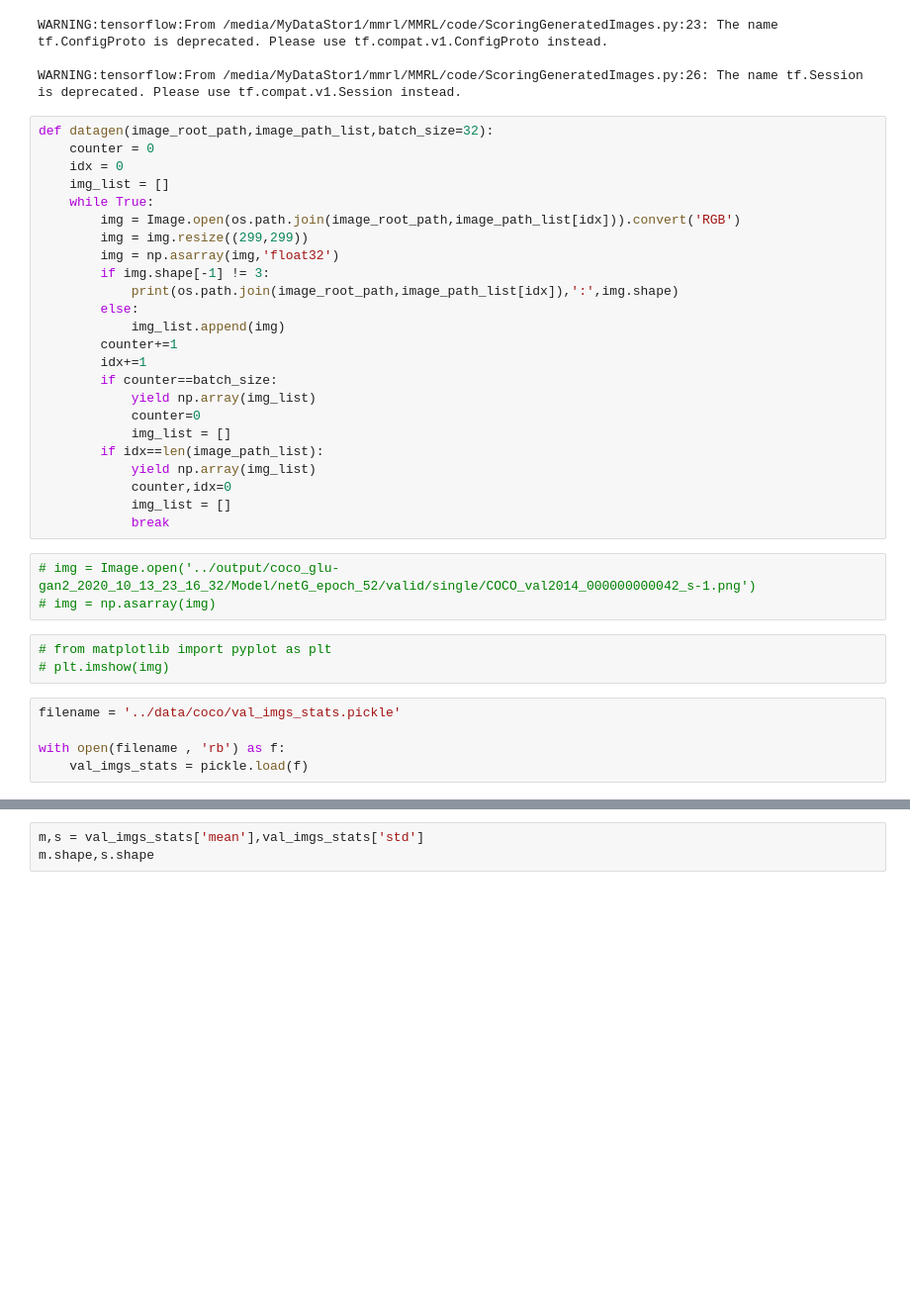
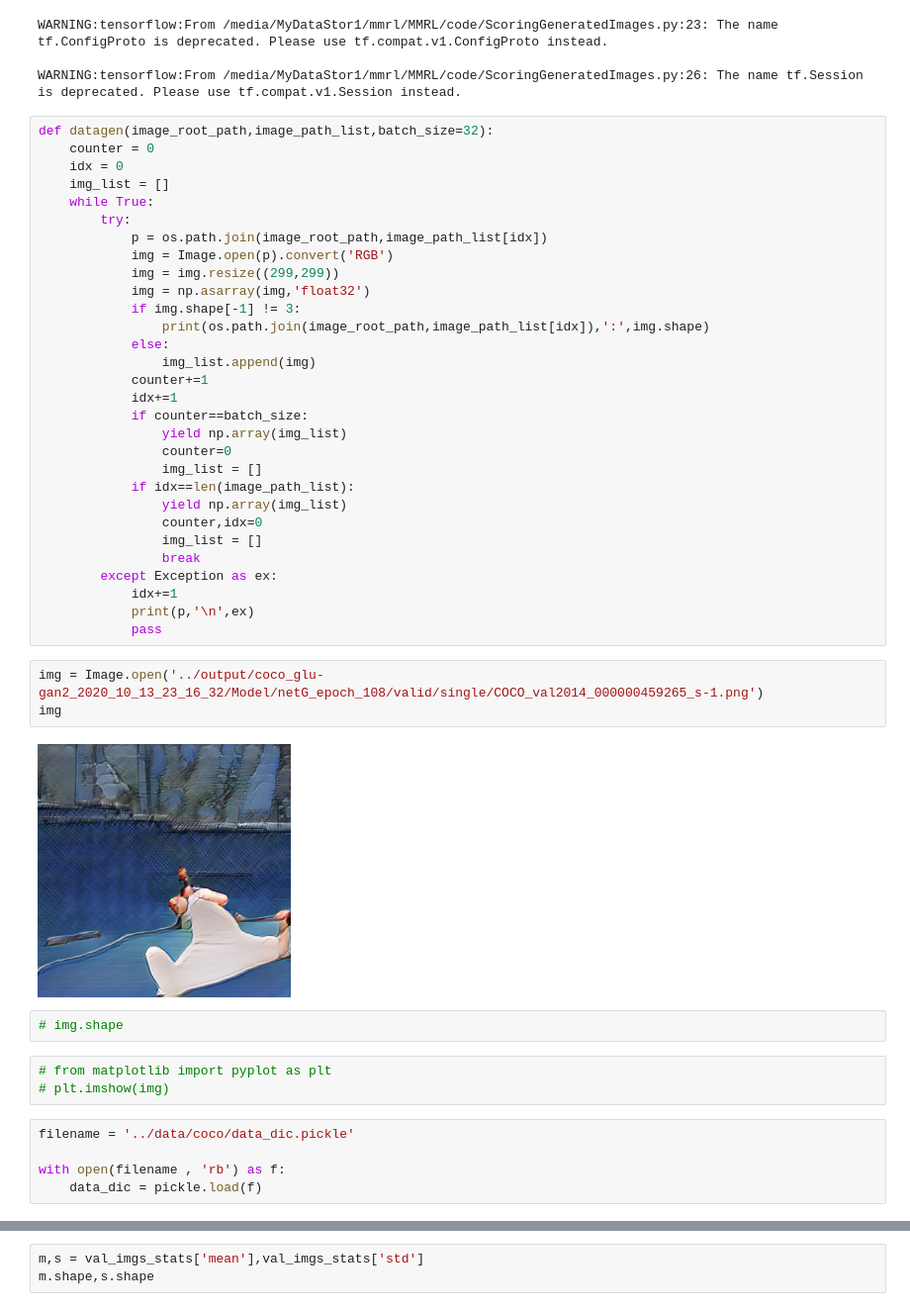
Before and after one commit to mshaikh2/MMRL, a Jupyter notebook: code/GenImgScores.ipynb, the cells around one changed output, grey strips where cells are left out. Shown: that part at 99% size. Saved outputs shown, nothing was run; the diff lists cells and outputs as text; blank space fills up the shorter version.

```diff
--- a/code/GenImgScores.ipynb
+++ b/code/GenImgScores.ipynb
@@ -18,32 +18,42 @@ def datagen(image_root_path,image_path_list,batch_size=32):
     idx = 0
     img_list = []
     while True:
-        img = Image.open(os.path.join(image_root_path,image_path_list[idx])).convert('RGB')
-        img = img.resize((299,299))
-        img = np.asarray(img,'float32')
-        if img.shape[-1] != 3:
-            print(os.path.join(image_root_path,image_path_list[idx]),':',img.shape)
-        else:
-            img_list.append(img)
-        counter+=1
-        idx+=1
-        if counter==batch_size:
-            yield np.array(img_list)
-            counter=0
-            img_list = []
-        if idx==len(image_path_list):
-            yield np.array(img_list)
-            counter,idx=0
-            img_list = []
-            break
+        try:
+            p = os.path.join(image_root_path,image_path_list[idx])
+            img = Image.open(p).convert('RGB')
+            img = img.resize((299,299))
+            img = np.asarray(img,'float32')
+            if img.shape[-1] != 3:
+                print(os.path.join(image_root_path,image_path_list[idx]),':',img.shape)
+            else:
+                img_list.append(img)
+            counter+=1
+            idx+=1
+            if counter==batch_size:
+                yield np.array(img_list)
+                counter=0
+                img_list = []
+            if idx==len(image_path_list):
+                yield np.array(img_list)
+                counter,idx=0
+                img_list = []
+                break
+        except Exception as ex:
+            idx+=1
+            print(p,'\n',ex)
+            pass
 # %%
-# img = Image.open('../output/coco_glu-gan2_2020_10_13_23_16_32/Model/netG_epoch_52/valid/single/COCO_val2014_000000000042_s-1.png')
-# img = np.asarray(img)
+img = Image.open('../output/coco_glu-gan2_2020_10_13_23_16_32/Model/netG_epoch_108/valid/single/COCO_val2014_000000459265_s-1.png')
+img
+# %% [output]
+[figure, added]
+# %%
+# img.shape
 # %%
 # from matplotlib import pyplot as plt
 # plt.imshow(img)
 # %%
-filename = '../data/coco/val_imgs_stats.pickle'
+filename = '../data/coco/data_dic.pickle'
 
 with open(filename , 'rb') as f:
-    val_imgs_stats = pickle.load(f)
+    data_dic = pickle.load(f)
```
Also changed, not shown: parts of 15 cells of this notebook, 13 other files.
